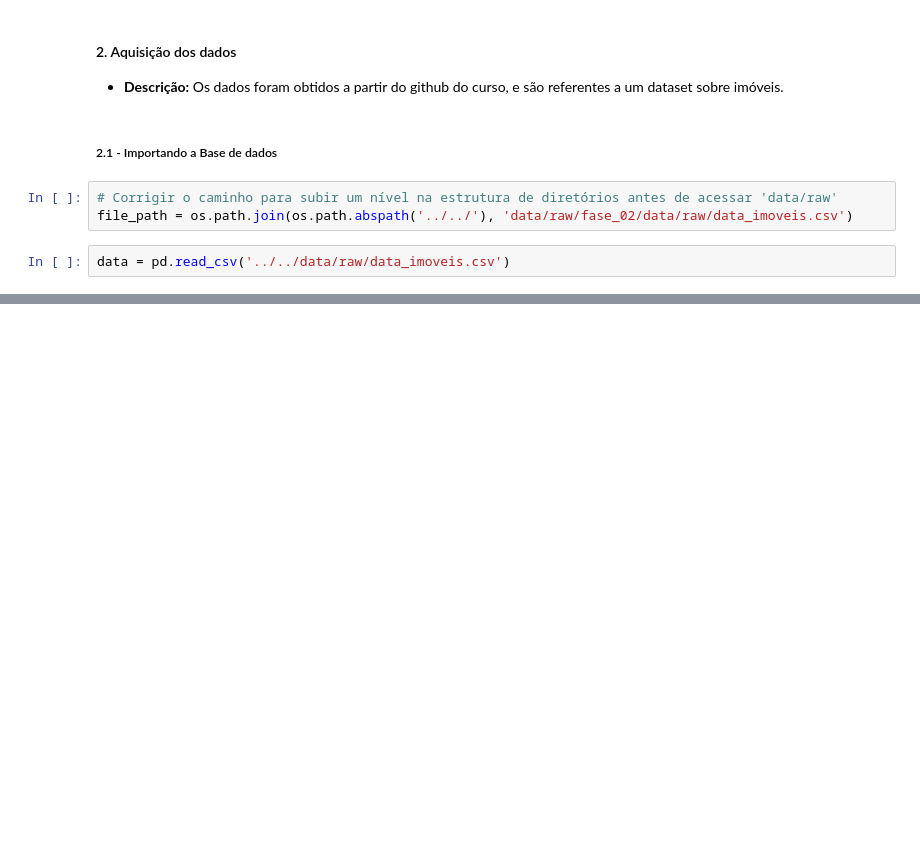
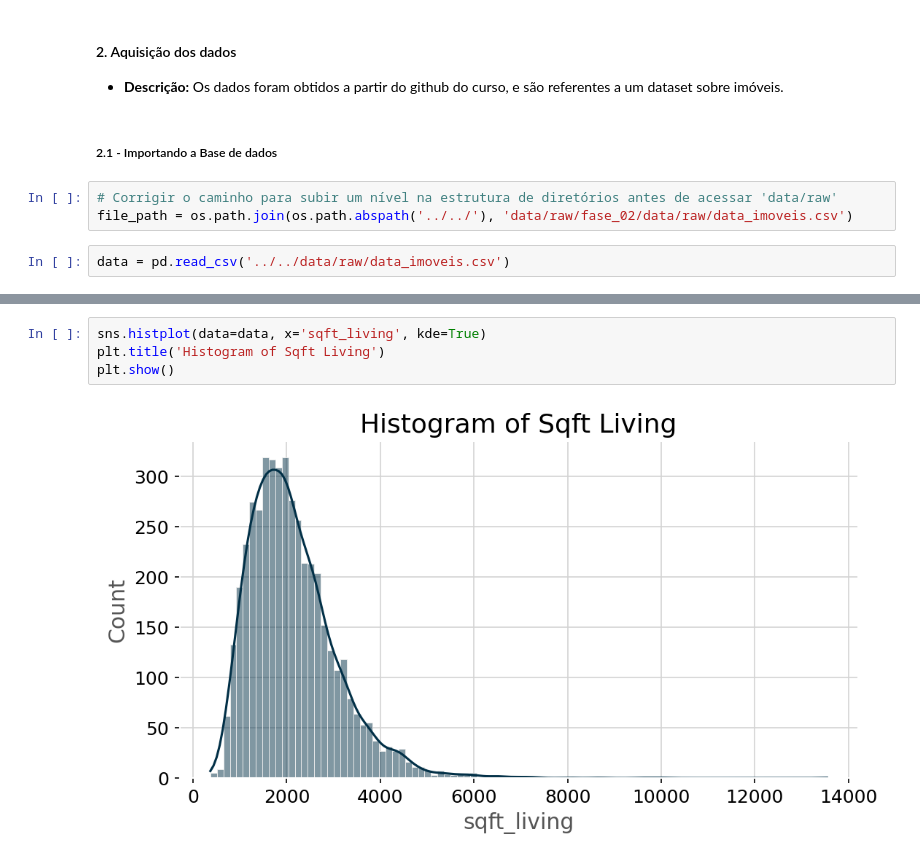
Before and after one commit to janainacazuza/Data-Analytics-FIAP-Pos-Thech, a Jupyter notebook: fase_02/notebooks/exploration/01_Featuring.ipynb, the cells around one changed output, grey strips where cells are left out. Saved outputs shown, nothing was run; the diff lists cells and outputs as text; blank space fills up the shorter version.

```diff
--- a/fase_02/notebooks/exploration/01_Featuring.ipynb
+++ b/fase_02/notebooks/exploration/01_Featuring.ipynb
@@ -54,0 +159,6 @@ data = pd.read_csv('../../data/raw/data_imoveis.csv')
+# %%
+sns.histplot(data=data, x='sqft_living', kde=True)
+plt.title('Histogram of Sqft Living')
+plt.show()
+# %% [output]
+[figure, added]
```
Also changed, not shown: parts of 31 cells of this notebook.
